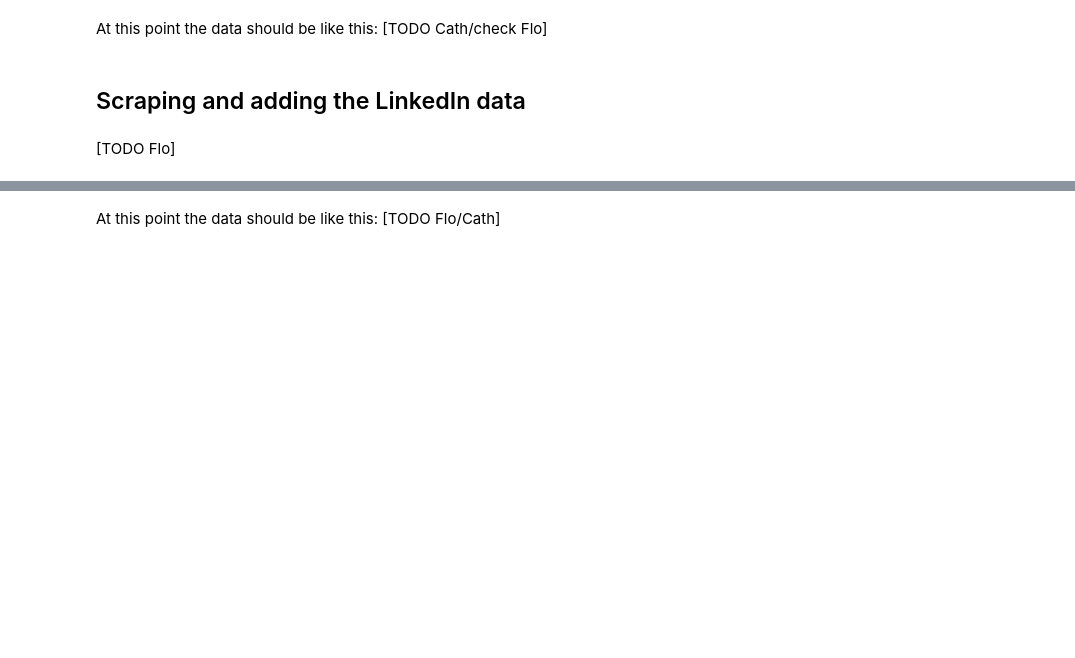
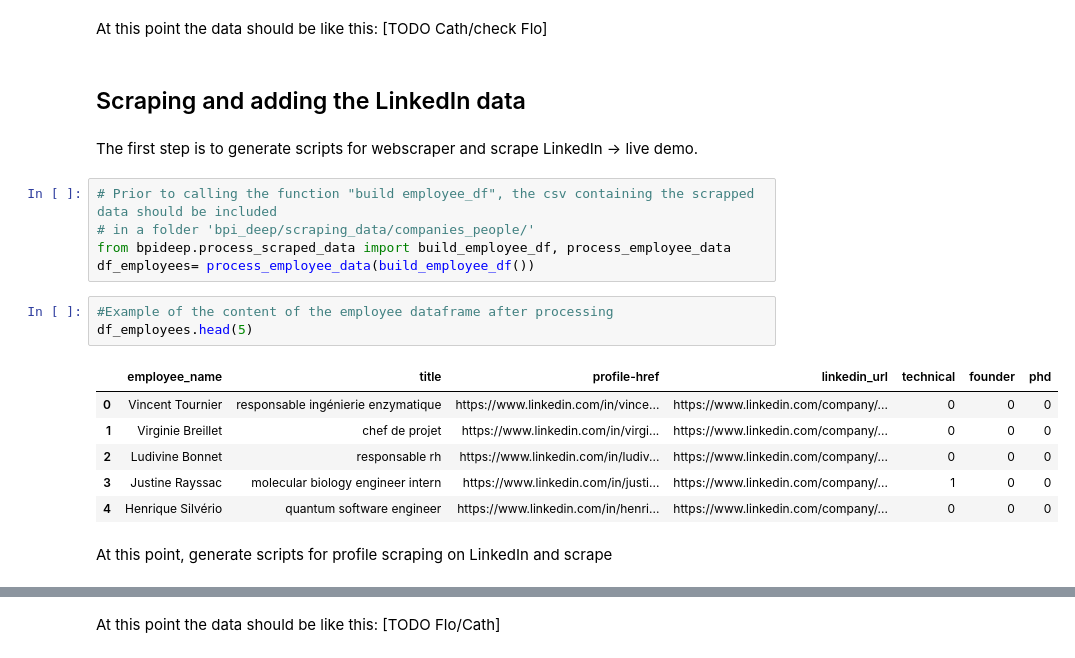
Before and after one commit to CoincoinNico/bpifrance_deeptech_analysis, a Jupyter notebook: documentation/Evaluating_new_companies.ipynb, the cells around one changed output, grey strips where cells are left out. Drawn from its saved outputs; the diff is of its cells as text; blank space fills up the shorter version.

Commit message:
with todo flo

```diff
--- a/documentation/Evaluating_new_companies.ipynb
+++ b/documentation/Evaluating_new_companies.ipynb
@@ -73,5 +73,22 @@ At this point the data should be like this:
 [TODO Cath/check Flo]
 # %% [markdown]
 ## Scraping and adding the LinkedIn data
-# %% [markdown]
-[TODO Flo]
+# %% [markdown]
+The first step is to generate scripts for webscraper and scrape LinkedIn -> live demo.
+# %%
+# Prior to calling the function "build employee_df", the csv containing the scrapped data should be included
+# in a folder 'bpi_deep/scraping_data/companies_people/'
+from bpideep.process_scraped_data import build_employee_df, process_employee_data
+df_employees= process_employee_data(build_employee_df())
+# %%
+#Example of the content of the employee dataframe after processing
+df_employees.head(5)
+# %% [output]
+|  | employee_name | title | profile-href | linkedin_url | technical | founder | phd |
+| 0 | Vincent Tournier | responsable ingénierie enzymatique | https://www.linkedin.com/in/vince... | https://www.linkedin.com/company/... | 0 | 0 | 0 |
+| 1 | Virginie Breillet | chef de projet | https://www.linkedin.com/in/virgi... | https://www.linkedin.com/company/... | 0 | 0 | 0 |
+| 2 | Ludivine Bonnet | responsable rh | https://www.linkedin.com/in/ludiv... | https://www.linkedin.com/company/... | 0 | 0 | 0 |
+| 3 | Justine Rayssac | molecular biology engineer intern | https://www.linkedin.com/in/justi... | https://www.linkedin.com/company/... | 1 | 0 | 0 |
+| 4 | Henrique Silvério | quantum software engineer | https://www.linkedin.com/in/henri... | https://www.linkedin.com/company/... | 0 | 0 | 0 |
+# %% [markdown]
+At this point, generate scripts for profile scraping on LinkedIn and scrape
```
Also changed, not shown: parts of 5 cells of this notebook.
